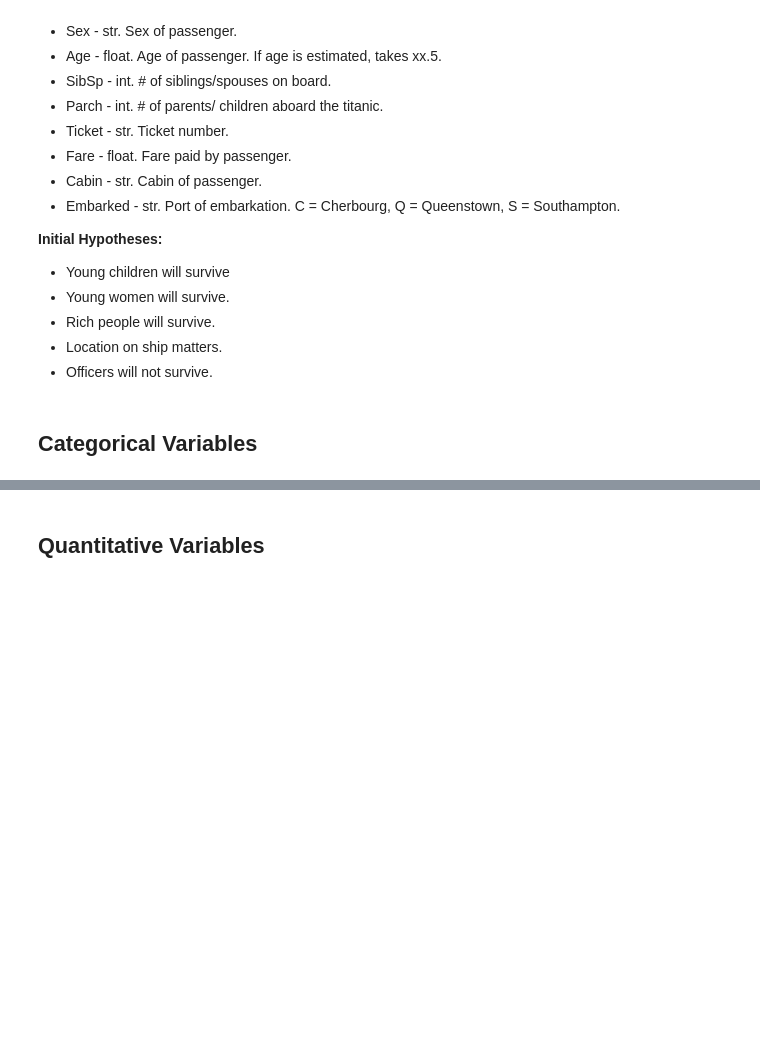
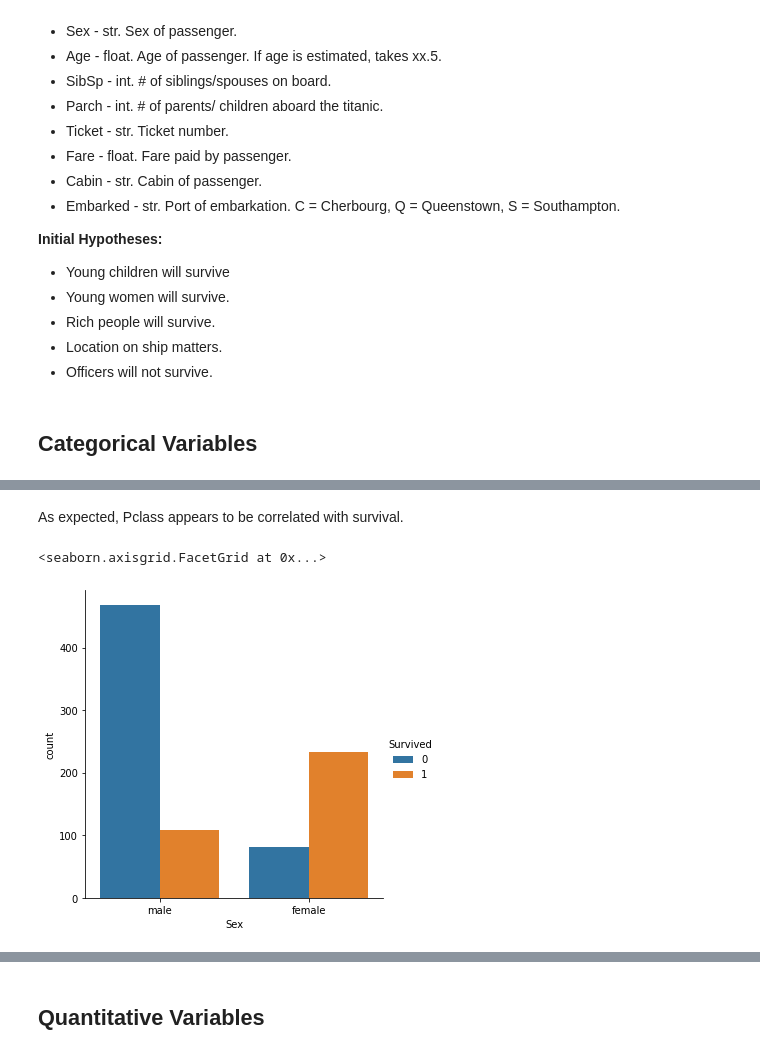
Before and after one commit to levimjoseph/kaggle-public, a Jupyter notebook: titanic-levimjoseph.ipynb, the cells around one changed output, grey strips where cells are left out. Cells and saved outputs as stored; diff of their text form; code cells hidden in the pictures; blank space fills up the shorter version.

```diff
--- a/titanic-levimjoseph.ipynb
+++ b/titanic-levimjoseph.ipynb
@@ -128,0 +129,8 @@ Initial categorical variables are as follows:
+# %% [markdown]
+As expected, Pclass appears to be correlated with survival.
+# %%
+# Sex vs Survived
+sns.catplot(x='Sex', hue='Survived', data=train_df, kind='count')
+# %% [output]
+<seaborn.axisgrid.FacetGrid at 0x...>
+[figure, added]
```
Also changed, not shown: parts of 8 cells of this notebook.
